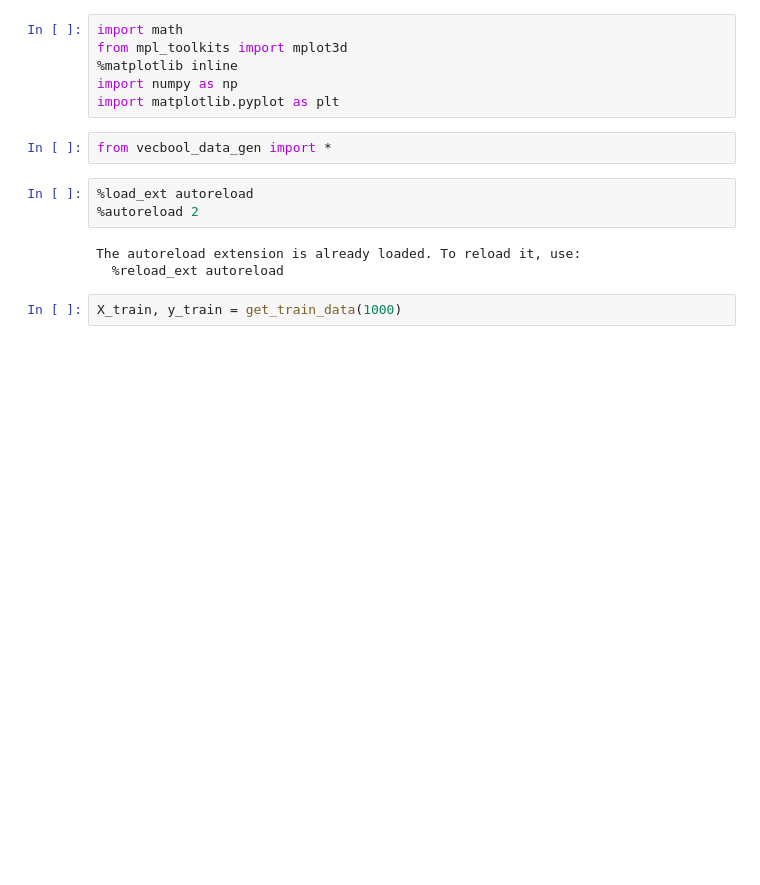
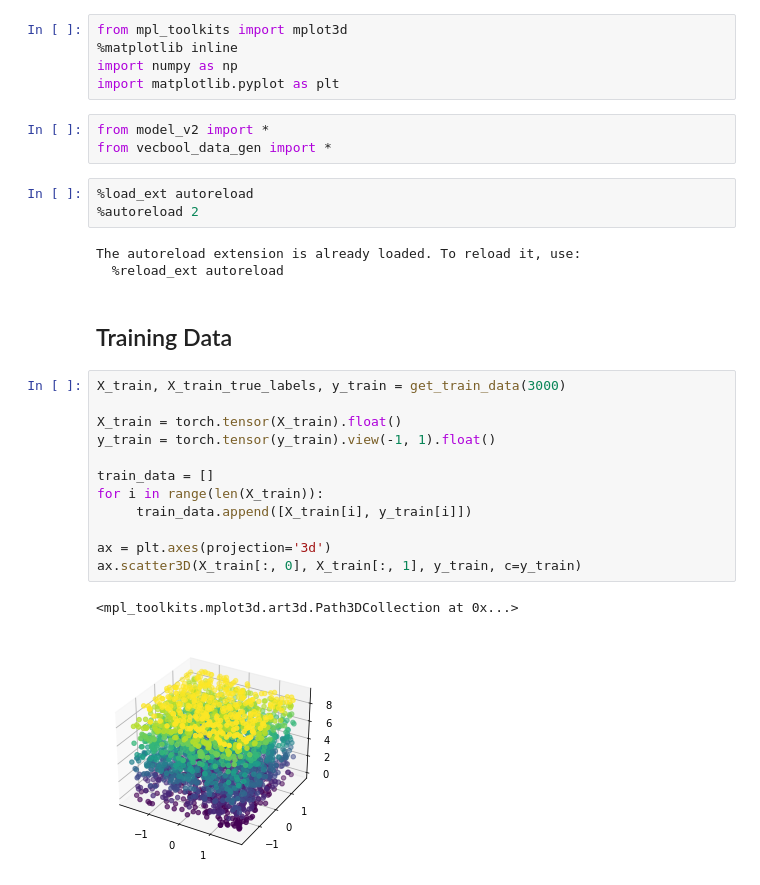
Before and after one commit to clrkwng/exploring_compositionality, a Jupyter notebook: vecbool_nb.ipynb, the cells around one changed output. Saved outputs shown, nothing was run; the diff lists cells and outputs as text; blank space fills up the shorter version.

```diff
--- a/vecbool_nb.ipynb
+++ b/vecbool_nb.ipynb
@@ -1,10 +10,10 @@
 # %%
-import math
 from mpl_toolkits import mplot3d
 %matplotlib inline
 import numpy as np
 import matplotlib.pyplot as plt
 # %%
+from model_v2 import *
 from vecbool_data_gen import *
 # %%
 %load_ext autoreload
@@ -12,6 +21,21 @@ from vecbool_data_gen import *
 # %% [output]
 The autoreload extension is already loaded. To reload it, use:
   %reload_ext autoreload
+# %% [markdown]
+## Training Data
 # %%
-X_train, y_train = get_train_data(1000)
+X_train, X_train_true_labels, y_train = get_train_data(3000)
+
+X_train = torch.tensor(X_train).float()
+y_train = torch.tensor(y_train).view(-1, 1).float()
+
+train_data = []
+for i in range(len(X_train)):
+     train_data.append([X_train[i], y_train[i]])
+
+ax = plt.axes(projection='3d')
+ax.scatter3D(X_train[:, 0], X_train[:, 1], y_train, c=y_train)
+# %% [output]
+<mpl_toolkits.mplot3d.art3d.Path3DCollection at 0x...>
+[figure, added]
 # %%
```
Also changed, not shown: parts of 7 cells of this notebook, 1 other file.
